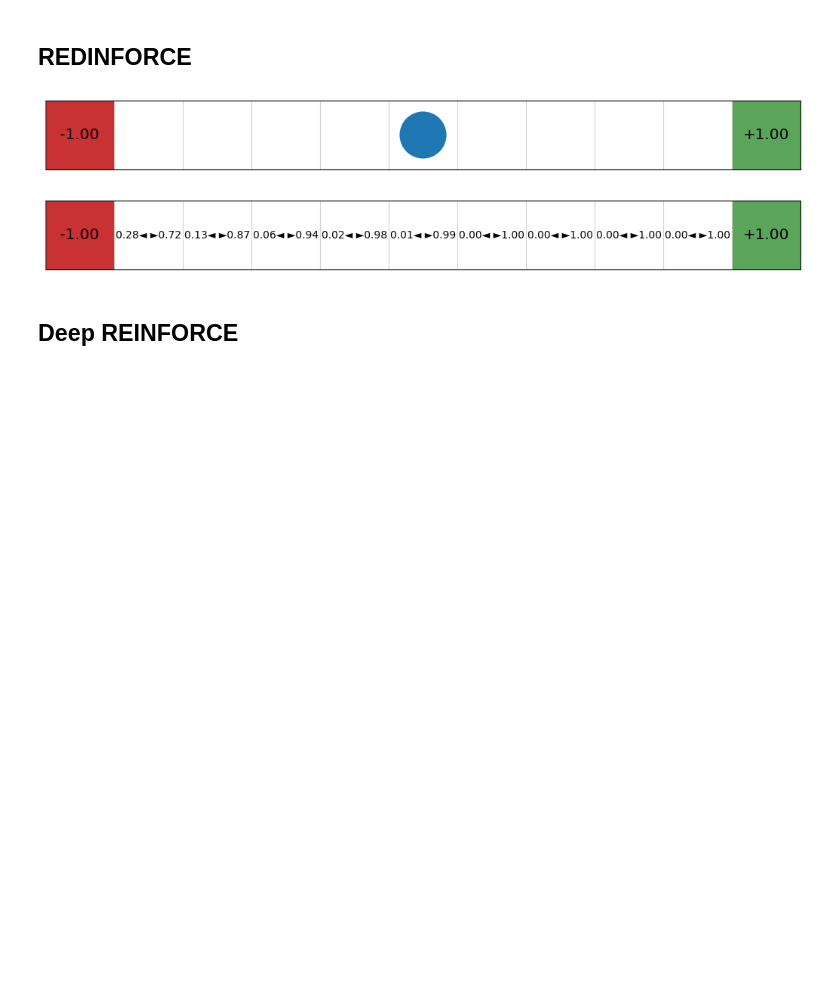
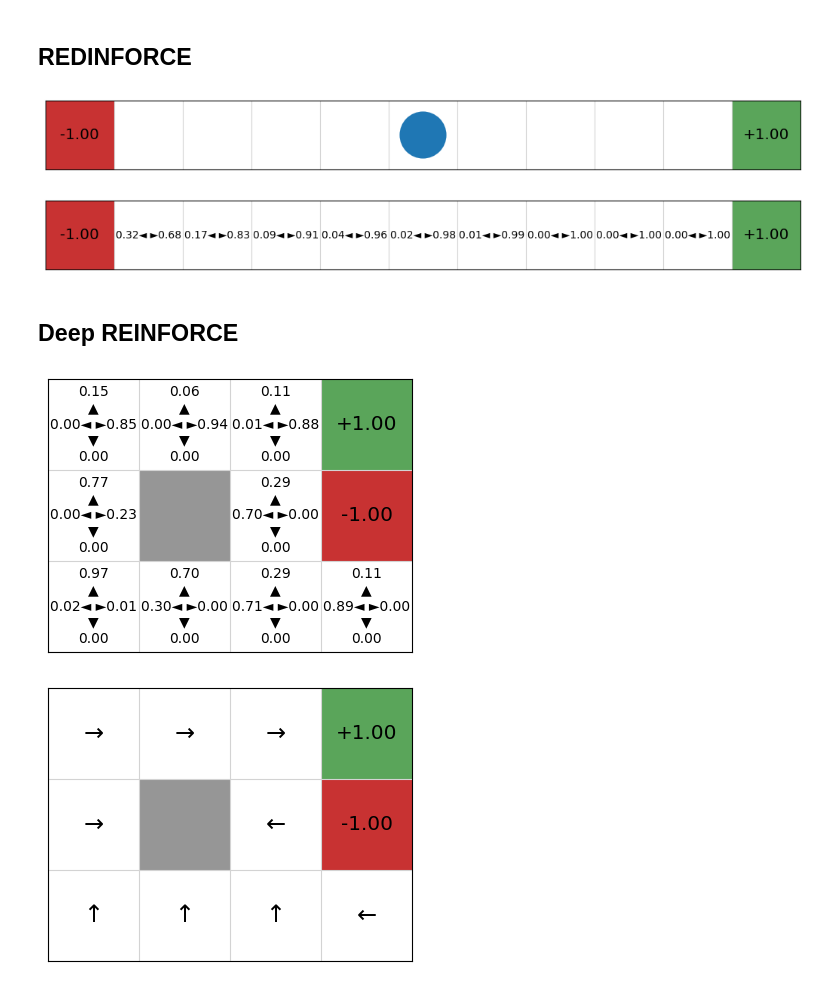
Before and after one commit to yshenbj/rl, a Jupyter notebook: rl_tutorial/policy_gradients.ipynb, the cells around one changed output. Cells and saved outputs as stored; diff of their text form; code cells hidden in the pictures; blank space fills up the shorter version.

```diff
--- a/rl_tutorial/policy_gradients.ipynb
+++ b/rl_tutorial/policy_gradients.ipynb
@@ -1225,22 +1225,55 @@ class DeepNeuralNetworkPolicy(StochasticPolicy):
         if self.stochastic:
             # Sample an action according to the probabolity distribution
             action = action_distribution.sample()
-
+        else:
+            action_probabilities = F.softmax(masked_logits, dim=-1)
+            action = torch.argmax(action_probabilities)
+        return action.item()
 
     def get_probability(self, state, action):
-        pass
+        state = torch.as_tensor(state, dtype=torch.float32)
+        with torch.no_grad():
+            action_logits = self.policy_network(state)
+        probabilities = F.softmax(input=action_logits, dim=-1).tolist()
+        return probabilities[action]
 
     def evaluate_actions(self, states, actions):
-        pass
+        action_logits = self.policy_network(states)
+        action_distribution = Categorical(logits=action_logits)
+        log_prob = action_distribution.log_prob(actions.squeeze(-1))
+        return log_prob.view(1, -1)
 
     def update(self, states, actions, deltas):
-        pass
+        # Convert to tensors to use in the network
+        deltas = torch.as_tensor(deltas, dtype=torch.float32)
+        states = torch.as_tensor(states, dtype=torch.float32)
+        actions = torch.as_tensor(actions)
+
+        action_log_probs = self.evaluate_actions(states, actions)
+
+        loss = -(action_log_probs * deltas).sum()
+        self.optimiser.zero_grad()
+        loss.backward()
+
+        self.optimiser.step()
 
     def save(self, filename):
         torch.save(self.policy_network.state_dict(), filename)
 
     @classmethod
     def load(cls, state_space, action_space, filename):
-        poliocy = cls(state_space, action_space)
+        policy = cls(state_space, action_space)
         policy.policy_networl.load_state_dict(torch.load(filename))
         return policy
+# %%
+gridworld = GridWorld()
+state_space = len(gridworld.get_initial_state())
+action_space = len(gridworld.get_actions())
+policy = DeepNeuralNetworkPolicy(state_space, action_space)
+PolicyGradient(gridworld, policy).execute(episodes=1000)
+gridworld_image = gridworld.visualise_stochastic_policy(policy)
+
+gridworld.visualise_policy(policy)
+# %% [output]
+[figure, added]
+[figure, added]
```
Also changed, not shown: 1 other file.
